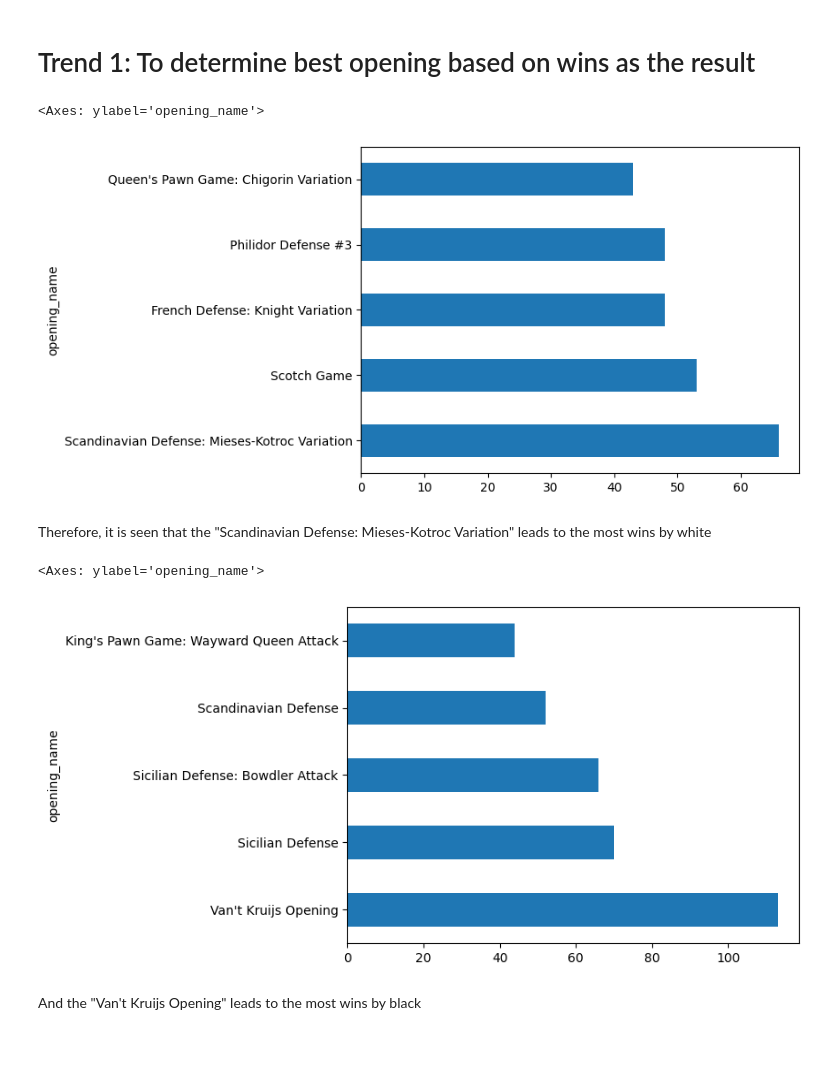
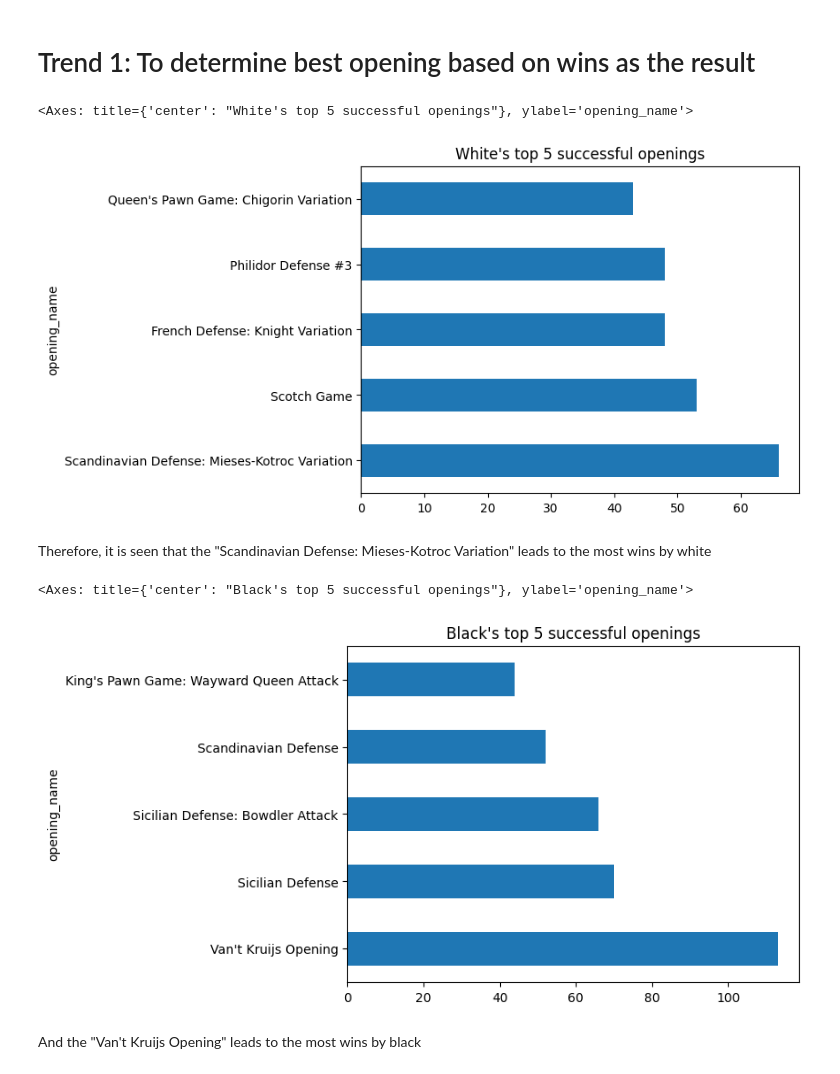
Before and after one commit to MarcusStorjohann/Chess-Project, a Jupyter notebook: Chess.ipynb, the cells around one changed output. Cells and saved outputs as stored; diff of their text form; code cells hidden in the pictures; blank space fills up the shorter version.

```diff
--- a/Chess.ipynb
+++ b/Chess.ipynb
@@ -35,18 +35,18 @@ opening_result = pd.concat([opening_black, opening_white])
 #opening_result.sort_values(by= 'opening_name').groupby(['opening_name', 'winner'])['winner'].count().sort_values().plot(kind = 'barh', x = 'opening_name')
 # %%
 op_res_wht = chess[(chess['victory_status'] == 'mate') & (chess['winner'] == 'white')]
-op_res_wht['opening_name'].value_counts().head(5).plot(kind = 'barh')
+op_res_wht['opening_name'].value_counts().head(5).plot(kind = 'barh', title = 'White\'s top 5 successful openings')
 # %% [output]
-<Axes: ylabel='opening_name'>
+<Axes: title={'center': "White's top 5 successful openings"}, ylabel='opening_name'>
-[figure, old version]
+[figure, new version]
 # %% [markdown]
 Therefore, it is seen that the "Scandinavian Defense: Mieses-Kotroc Variation" leads to the most wins by white
 # %%
 op_res_blk = chess[(chess['victory_status'] == 'mate') & (chess['winner'] == 'black')]
-op_res_blk['opening_name'].value_counts().head(5).plot(kind = 'barh')
+op_res_blk['opening_name'].value_counts().head(5).plot(kind = 'barh', title = 'Black\'s top 5 successful openings')
 # %% [output]
-<Axes: ylabel='opening_name'>
+<Axes: title={'center': "Black's top 5 successful openings"}, ylabel='opening_name'>
-[figure, old version]
+[figure, new version]
 # %% [markdown]
 And the "Van't Kruijs Opening" leads to the most wins by black
 # %% [markdown]
```
Also changed, not shown: parts of 4 cells of this notebook.
